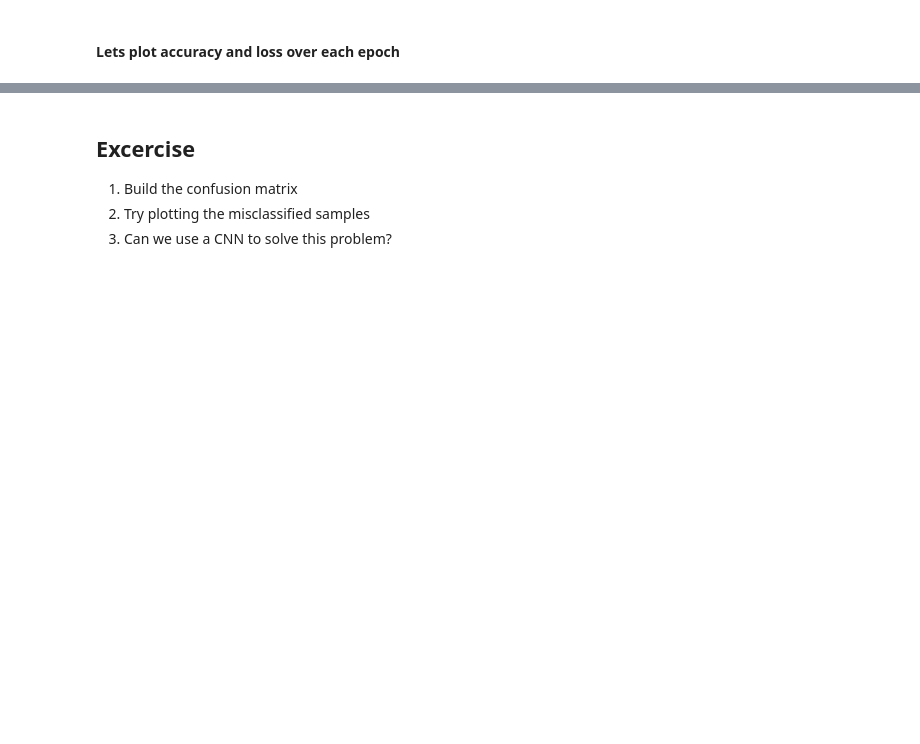
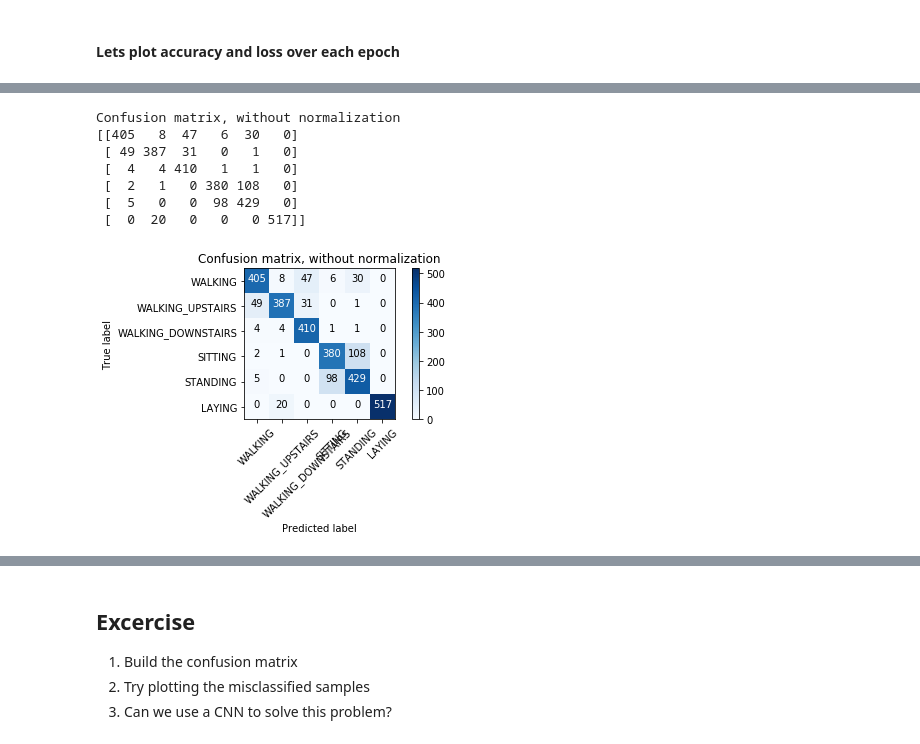
Before and after one commit to sunilmallya/timeseries, a Jupyter notebook: smartphone_human_activity_classification_gluon.ipynb, the cells around one changed output, grey strips where cells are left out. Cells and saved outputs as stored; diff of their text form; code cells hidden in the pictures; blank space fills up the shorter version.

```diff
--- a/smartphone_human_activity_classification_gluon.ipynb
+++ b/smartphone_human_activity_classification_gluon.ipynb
@@ -361,0 +384,4 @@ plt.show()
+# %%
+tX, ty = np.asarray(X_test).astype('float32'), np.asarray(y_test).astype('float32')
+test_iter = mx.gluon.data.DataLoader(mx.gluon.data.ArrayDataset(tX, ty),
+                                    batch_size=128, shuffle=False, last_batch='discard')
@@ -361,0 +393,2 @@ plt.show()
+# %%
+preds = model.predict(test_iter, iter_type='numpy')
@@ -361,0 +443,20 @@ plt.show()
+# %%
+# Compute confusion matrix Head Pose
+cnf_matrix = cm_grid
+np.set_printoptions(precision=2)
+
+# Plot non-normalized confusion matrix
+plt.figure()
+plot_confusion_matrix(cnf_matrix, classes=LABELS,
+                      title='Confusion matrix, without normalization')
+
+plt.rc('figure', figsize=(10.0, 10.0))
+# %% [output]
+Confusion matrix, without normalization
+[[405   8  47   6  30   0]
+ [ 49 387  31   0   1   0]
+ [  4   4 410   1   1   0]
+ [  2   1   0 380 108   0]
+ [  5   0   0  98 429   0]
+ [  0  20   0   0   0 517]]
+[figure, added]
```
Also changed, not shown: parts of 12 cells of this notebook.
